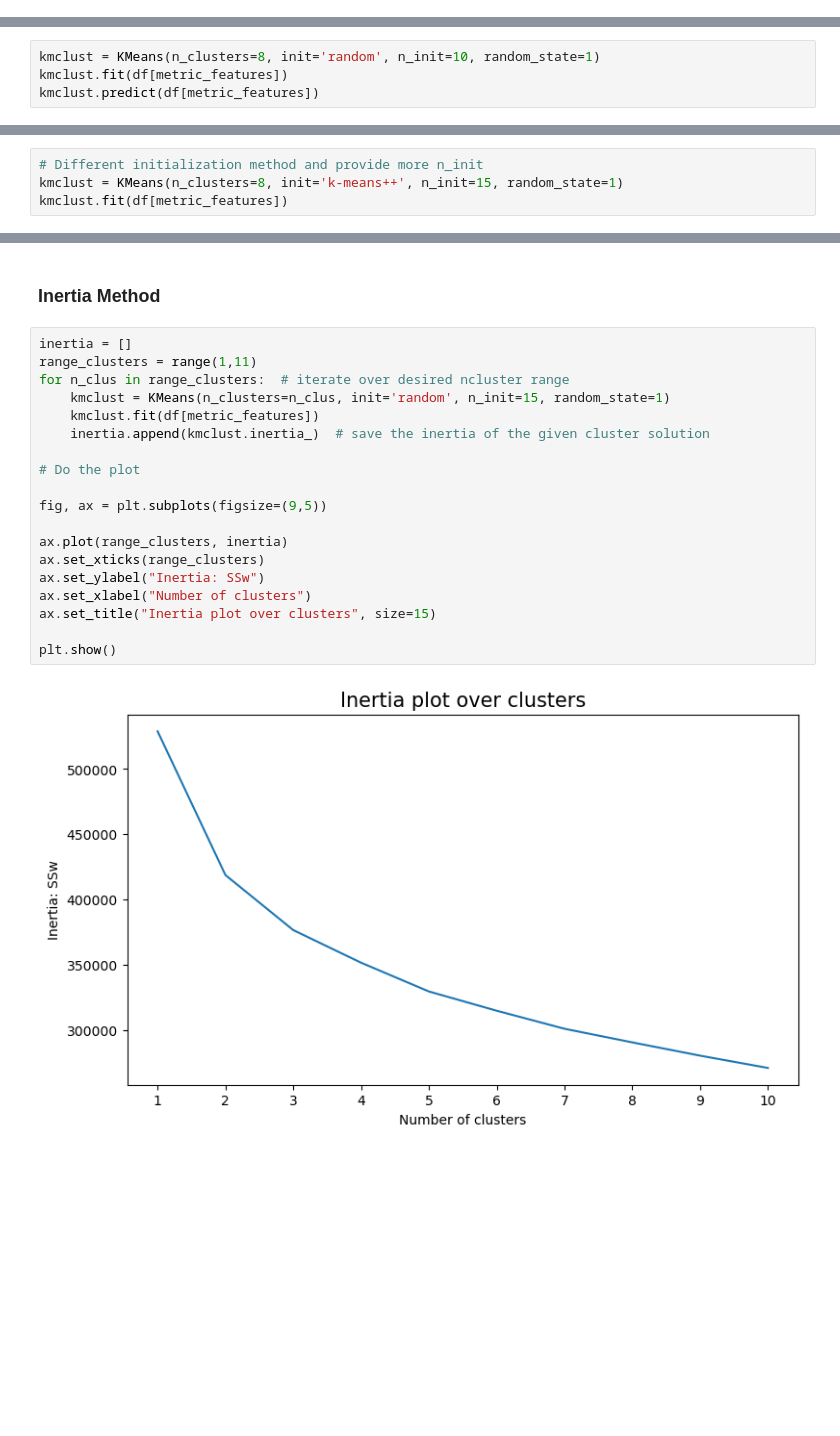
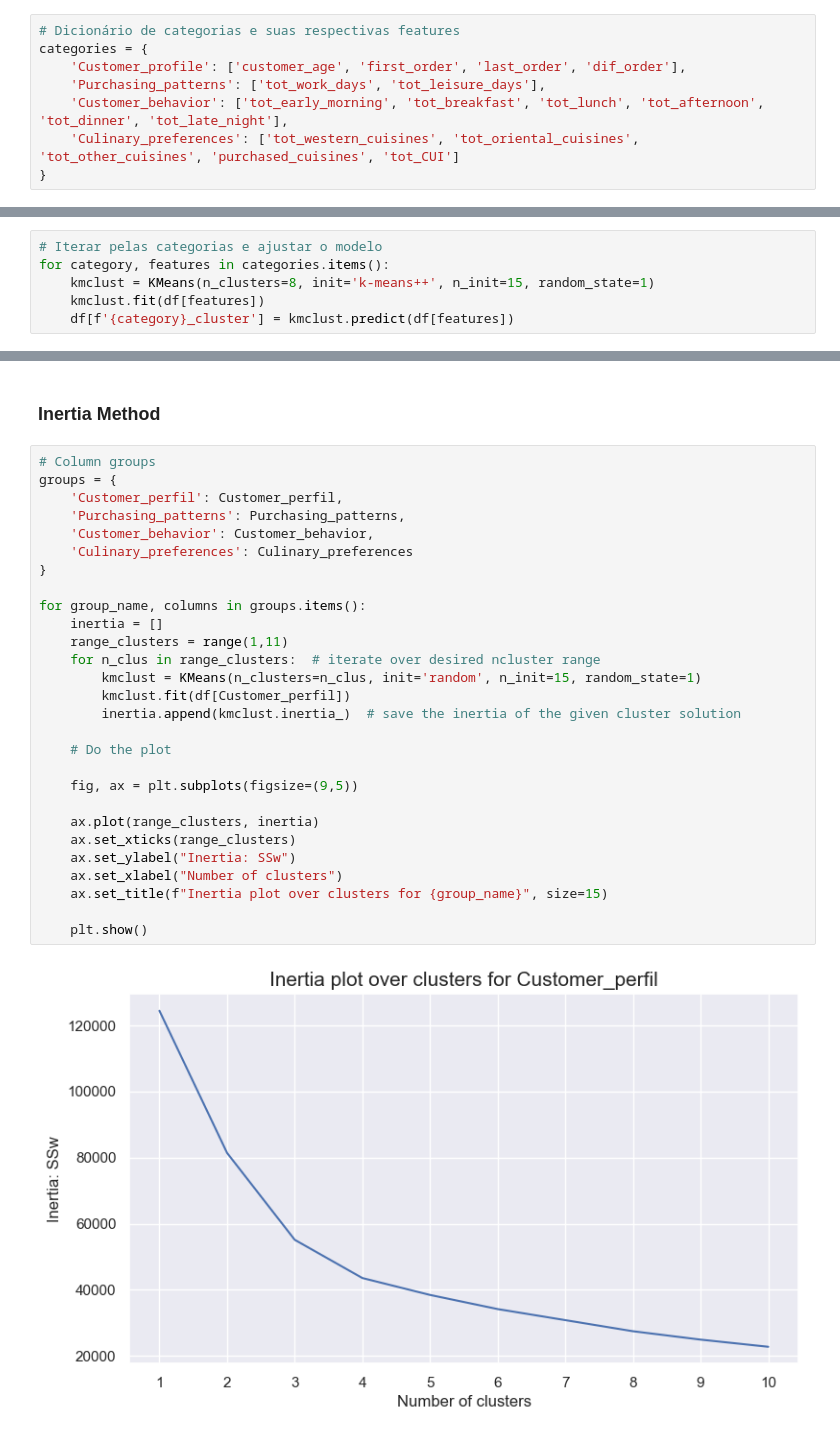
Before and after one commit to Rafs2203/DM, a Jupyter notebook: projeto_parte2 (1).ipynb, the cells around one changed output, grey strips where cells are left out. Cells and saved outputs as stored; diff of their text form; blank space fills up the shorter version.

```diff
--- a/projeto_parte2 (1).ipynb
+++ b/projeto_parte2 (1).ipynb
@@ -125,3 +156,11 @@ Customer_perfil = ['customer_age', 'first_order', 'last_order', 'dif_order']
 Purchasing_patterns = ['tot_work_days', 'tot_leisure_days']
 Customer_behavior = ['tot_early_morning', 'tot_breakfast','tot_lunch', 'tot_afternoon', 'tot_dinner', 'tot_late_night']
 Culinary_preferences = ['tot_western_cuisines', 'tot_oriental_cuisines', 'tot_other_cuisines', 'purchased_cuisines', 'tot_CUI']
+# %%
+# Dicionário de categorias e suas respectivas features
+categories = {
+    'Customer_profile': ['customer_age', 'first_order', 'last_order', 'dif_order'],
+    'Purchasing_patterns': ['tot_work_days', 'tot_leisure_days'],
+    'Customer_behavior': ['tot_early_morning', 'tot_breakfast', 'tot_lunch', 'tot_afternoon', 'tot_dinner', 'tot_late_night'],
+    'Culinary_preferences': ['tot_western_cuisines', 'tot_oriental_cuisines', 'tot_other_cuisines', 'purchased_cuisines', 'tot_CUI']
+}
@@ -597,6 +642,8 @@ from sklearn.metrics import silhouette_score, silhouette_samples
 from sklearn.cluster import KMeans
 from sklearn.cluster import AgglomerativeClustering
 # %%
-kmclust = KMeans(n_clusters=8, init='random', n_init=10, random_state=1)
-kmclust.fit(df[metric_features])
-kmclust.predict(df[metric_features])
+# Iterar pelas categorias e ajustar o modelo
+for category, features in categories.items():
+    kmclust = KMeans(n_clusters=8, init='k-means++', n_init=15, random_state=1)
+    kmclust.fit(df[features])
+    df[f'{category}_cluster'] = kmclust.predict(df[features])
@@ -605,4 +649,0 @@ array([4, 4, 4, ..., 4, 4, 4])
-# %%
-# Different initialization method and provide more n_init
-kmclust = KMeans(n_clusters=8, init='k-means++', n_init=15, random_state=1)
-kmclust.fit(df[metric_features])
@@ -615,23 +650,32 @@ array([1, 1, 1, ..., 1, 1, 1])
 # %% [markdown]
 ### Inertia Method
 # %%
-inertia = []
-range_clusters = range(1,11)
-for n_clus in range_clusters:  # iterate over desired ncluster range
-    kmclust = KMeans(n_clusters=n_clus, init='random', n_init=15, random_state=1)
-    kmclust.fit(df[metric_features])
-    inertia.append(kmclust.inertia_)  # save the inertia of the given cluster solution
+# Column groups
+groups = {
+    'Customer_perfil': Customer_perfil,
+    'Purchasing_patterns': Purchasing_patterns,
+    'Customer_behavior': Customer_behavior,
+    'Culinary_preferences': Culinary_preferences
+}
 
-# Do the plot
+for group_name, columns in groups.items():
+    inertia = []
+    range_clusters = range(1,11)
+    for n_clus in range_clusters:  # iterate over desired ncluster range
+        kmclust = KMeans(n_clusters=n_clus, init='random', n_init=15, random_state=1)
+        kmclust.fit(df[Customer_perfil])
+        inertia.append(kmclust.inertia_)  # save the inertia of the given cluster solution
 
-fig, ax = plt.subplots(figsize=(9,5))
+    # Do the plot
 
-ax.plot(range_clusters, inertia)
-ax.set_xticks(range_clusters)
-ax.set_ylabel("Inertia: SSw")
-ax.set_xlabel("Number of clusters")
-ax.set_title("Inertia plot over clusters", size=15)
+    fig, ax = plt.subplots(figsize=(9,5))
 
-plt.show()
+    ax.plot(range_clusters, inertia)
+    ax.set_xticks(range_clusters)
+    ax.set_ylabel("Inertia: SSw")
+    ax.set_xlabel("Number of clusters")
+    ax.set_title(f"Inertia plot over clusters for {group_name}", size=15)
+
+    plt.show()
 # %% [output]
-[figure, old version]
+[figure, new version]
```
Also changed, not shown: parts of 20 cells of this notebook.
